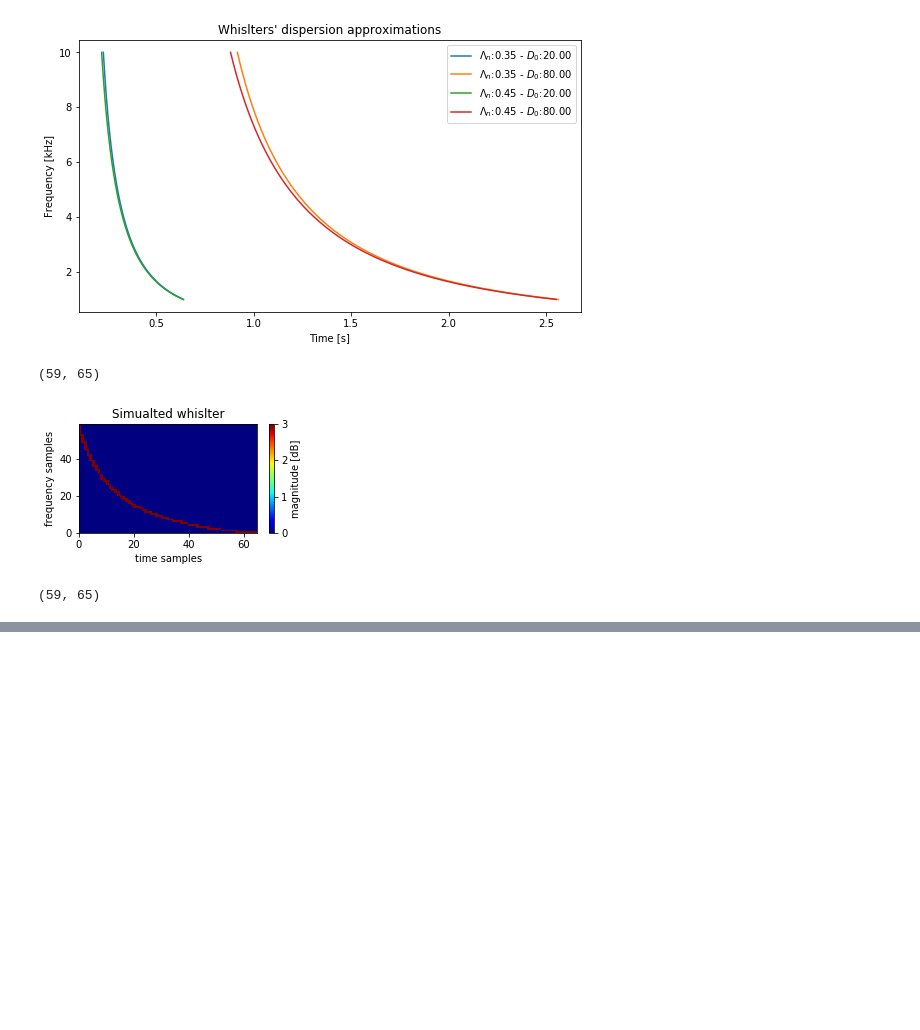
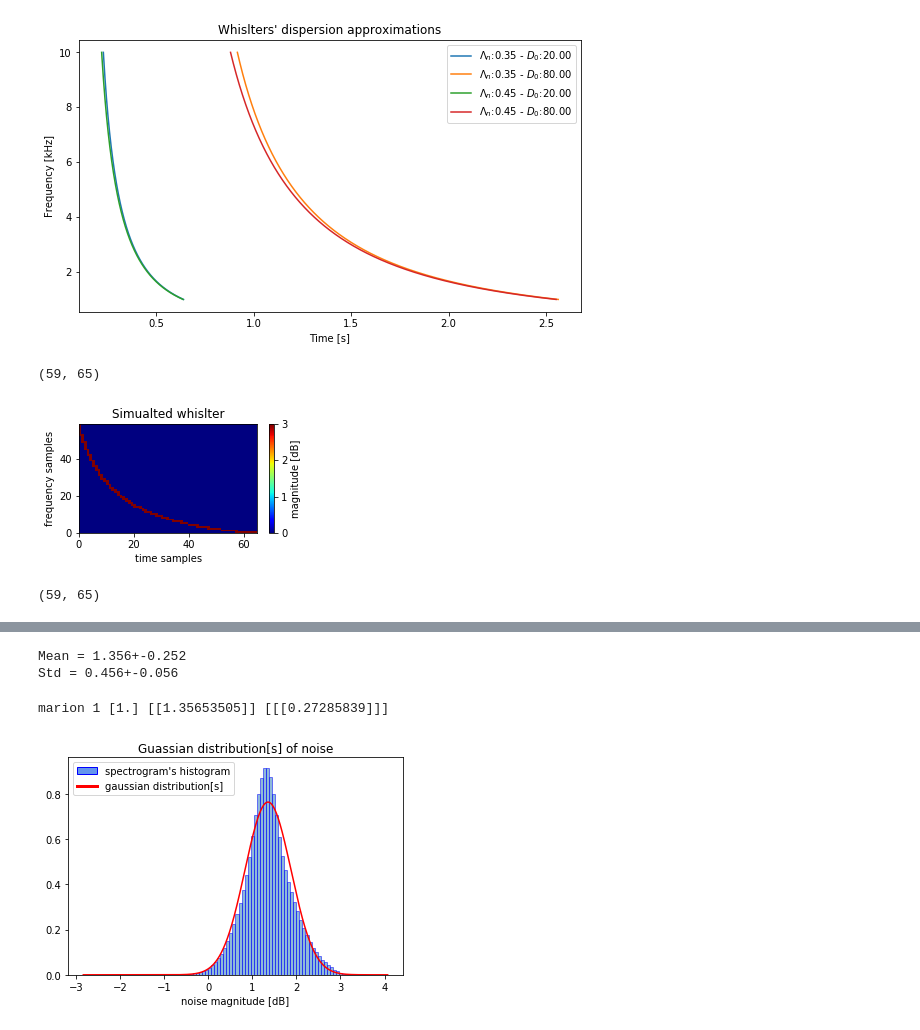
Before and after one commit to Kojey/MSc-whistler-waves-detector, a Jupyter notebook: ipy/report/chapter4_3.ipynb, the cells around one changed output, grey strips where cells are left out. Saved outputs shown, nothing was run; the diff lists cells and outputs as text; code cells hidden in the pictures; blank space fills up the shorter version.

```diff
--- a/ipy/report/chapter4_3.ipynb
+++ b/ipy/report/chapter4_3.ipynb
@@ -108,0 +115,35 @@ dataset_sim.generate_whislters()
+# %%
+noise_stats = []
+gaussian_spec = []
+for spec in tqdm(specs):
+    gaussian_spec = np.concatenate((gaussian_spec, spec.flatten()))
+    noise_stats.append([spec.mean(), spec.std()])
+gaussian_spec = np.array(gaussian_spec)
+noise_stats = np.array(noise_stats)
+print('Mean = %0.3f+-%.3f'%(noise_stats[:,0].mean(),noise_stats[:,0].std()))
+print('Std = %0.3f+-%.3f'%(noise_stats[:,1].mean(),noise_stats[:,1].std()))
+# %% [output]
+Mean = 1.356+-0.252
+Std = 0.456+-0.056
+# %%
+# create Gaussian mixture of the data
+gaussian_spec = gaussian_spec.reshape(-1,1)
+g = mixture.GaussianMixture(n_components=components,covariance_type='full')
+g.fit(gaussian_spec)
+weights, means, covars = g.weights_, g.means_, g.covariances_
+print(site, components, weights, means, covars)
+plt.figure()
+legend = [Patch(facecolor='cornflowerblue', edgecolor='b',label='spectrogram\'s histogram'),
+                  Line2D([0], [0], color='red', lw=3, label='gaussian distribution[s]')]
+plt.hist(gaussian_spec, bins=100, histtype='bar', density=True, ec='blue', alpha=0.5)
+f_axis = gaussian_spec.copy().ravel()
+f_axis.sort()
+for i in range(components):
+    plt.plot(f_axis,weights[i]*stats.norm.pdf(f_axis,means[i],np.sqrt(covars[i])).ravel(), c='red')
+plt.xlabel('noise magnitude [dB]')
+plt.legend(handles=legend, loc='upper left')
+plt.title('Guassian distribution[s] of noise')
+plt.show()
+# %% [output]
+marion 1 [1.] [[1.35653505]] [[[0.27285839]]]
+[figure, added]
```
Also changed, not shown: parts of 8 cells of this notebook, 1 other file.
